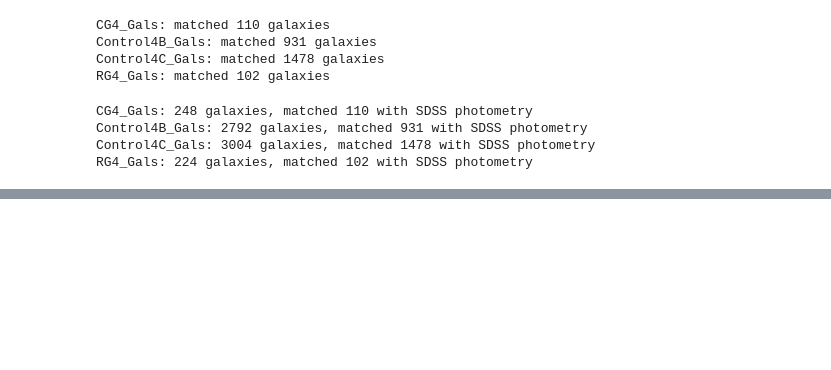
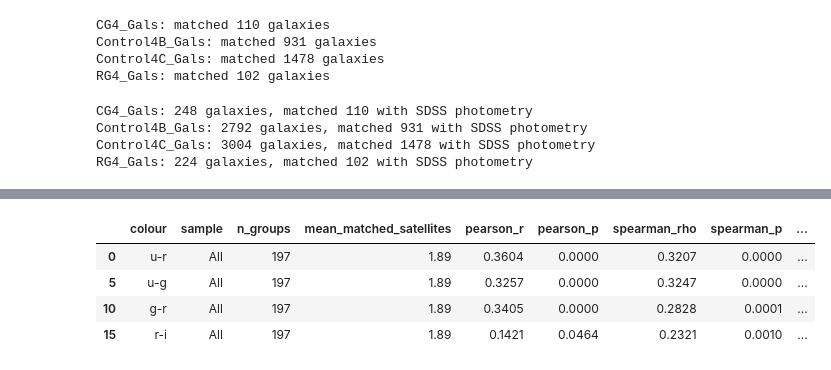
Before and after one commit to MatthieuTricottet/CG_Gals, a Jupyter notebook: notebooks/Exploration_colour.ipynb, the cells around one changed output, grey strips where cells are left out. Saved outputs shown, nothing was run; the diff lists cells and outputs as text; code cells hidden in the pictures; blank space fills up the shorter version.

```diff
--- a/notebooks/Exploration_colour.ipynb
+++ b/notebooks/Exploration_colour.ipynb
@@ -355,0 +1030,88 @@ RG4_Gals: 224 galaxies, matched 102 with SDSS photometry
+# %%
+from scipy import stats
+
+colour_specs = [
+    ("u_r", "u-r"),
+    ("u_g", "u-g"),
+    ("g_r", "g-r"),
+    ("r_i", "r-i"),
+]
+
+correlation_rows = []
+for colour_key, colour_label in colour_specs:
+    x_key = f"bgg_{colour_key}"
+    y_key = f"sat_mean_{colour_key}"
+
+    for sample_label, frame in [("All", group_colour_pairs)] + [
+        (label, group_colour_pairs.loc[group_colour_pairs["catalogue"] == label])
+        for label in ["CG4", "Control4B", "Control4C", "RG4"]
+    ]:
+        panel = frame[[x_key, y_key, "matched_satellites"]].dropna().copy()
+        if len(panel) < 3:
+            continue
+
+        pearson = stats.pearsonr(panel[x_key], panel[y_key])
+        spearman = stats.spearmanr(panel[x_key], panel[y_key])
+        slope, intercept = np.polyfit(panel[x_key], panel[y_key], deg=1)
+
+        correlation_rows.append(
+            {
+                "colour": colour_label,
+                "sample": sample_label,
+                "n_groups": len(panel),
+                "mean_matched_satellites": panel["matched_satellites"].mean(),
+                "pearson_r": pearson.statistic,
+                "pearson_p": pearson.pvalue,
+                "spearman_rho": spearman.statistic,
+                "spearman_p": spearman.pvalue,
+                "slope": slope,
+                "intercept": intercept,
+            }
+        )
+
+correlation_summary = pd.DataFrame(correlation_rows)
+overall_summary = correlation_summary.loc[correlation_summary["sample"] == "All"].copy()
+by_catalogue_summary = correlation_summary.loc[correlation_summary["sample"] != "All"].copy()
+
+print("Pearson and Spearman correlations between the BGG colour and the mean satellite colour in each group.")
+display(
+    overall_summary.round(
+        {
+            "mean_matched_satellites": 2,
+            "pearson_r": 4,
+            "pearson_p": 4,
+            "spearman_rho": 4,
+            "spearman_p": 4,
+            "slope": 4,
+            "intercept": 4,
+        }
+    )
+)
+display(
+    by_catalogue_summary.round(
+        {
+            "mean_matched_satellites": 2,
+            "pearson_r": 4,
+            "pearson_p": 4,
+            "spearman_rho": 4,
+            "spearman_p": 4,
+            "slope": 4,
+            "intercept": 4,
+        }
+    )
+)
+
+alpha = 0.05
+for method_label, p_col in [("Pearson", "pearson_p"), ("Spearman", "spearman_p")]:
+    significant_rows = correlation_summary.loc[correlation_summary[p_col] < alpha, ["sample", "colour"]]
+    if significant_rows.empty:
+        print(f"At alpha = {alpha:.2f}, no statistically significant {method_label.lower()} correlations were found.")
+        continue
+
+    summary = significant_rows.groupby("sample", sort=False)["colour"].agg(lambda values: ", ".join(values))
+    pieces = [f"{sample}: {colours}" for sample, colours in summary.items()]
+    print(
+        f"At alpha = {alpha:.2f}, statistically significant {method_label.lower()} correlations are: "
+        + "; ".join(pieces)
+    )
+# %% [output]
@@ -355,0 +1119,5 @@ RG4_Gals: 224 galaxies, matched 102 with SDSS photometry
+|  | colour | sample | n_groups | mean_matched_satellites | pearson_r | pearson_p | spearman_rho | spearman_p | ... |
+| 0 | u-r | All | 197 | 1.89 | 0.3604 | 0.0000 | 0.3207 | 0.0000 | ... |
+| 5 | u-g | All | 197 | 1.89 | 0.3257 | 0.0000 | 0.3247 | 0.0000 | ... |
+| 10 | g-r | All | 197 | 1.89 | 0.3405 | 0.0000 | 0.2828 | 0.0001 | ... |
+| 15 | r-i | All | 197 | 1.89 | 0.1421 | 0.0464 | 0.2321 | 0.0010 | ... |
```
Also changed, not shown: parts of 20 cells of this notebook, 31 other files.
